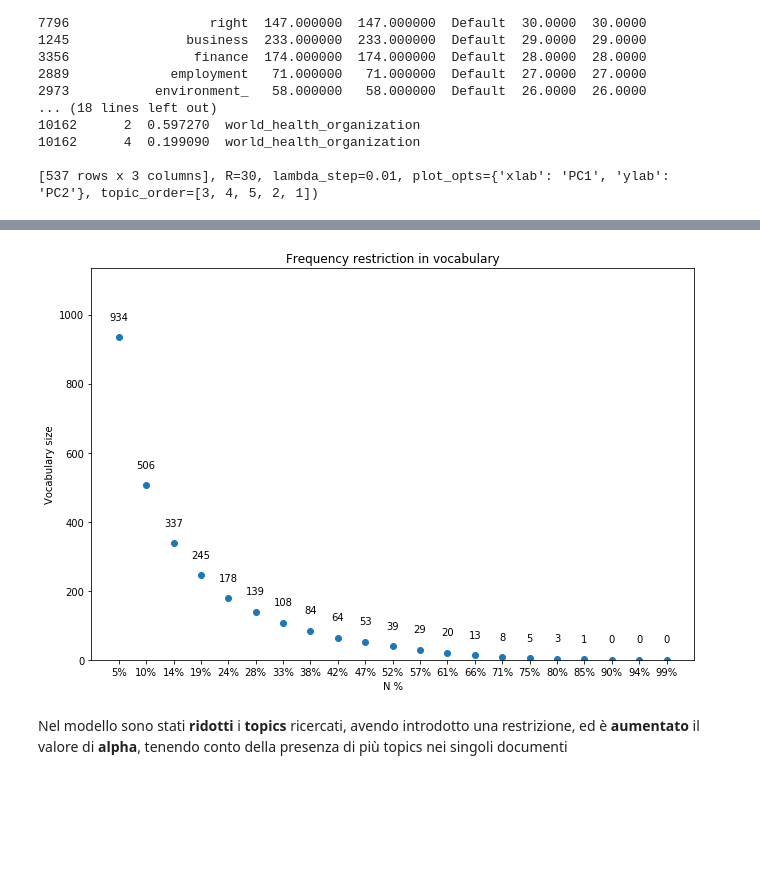
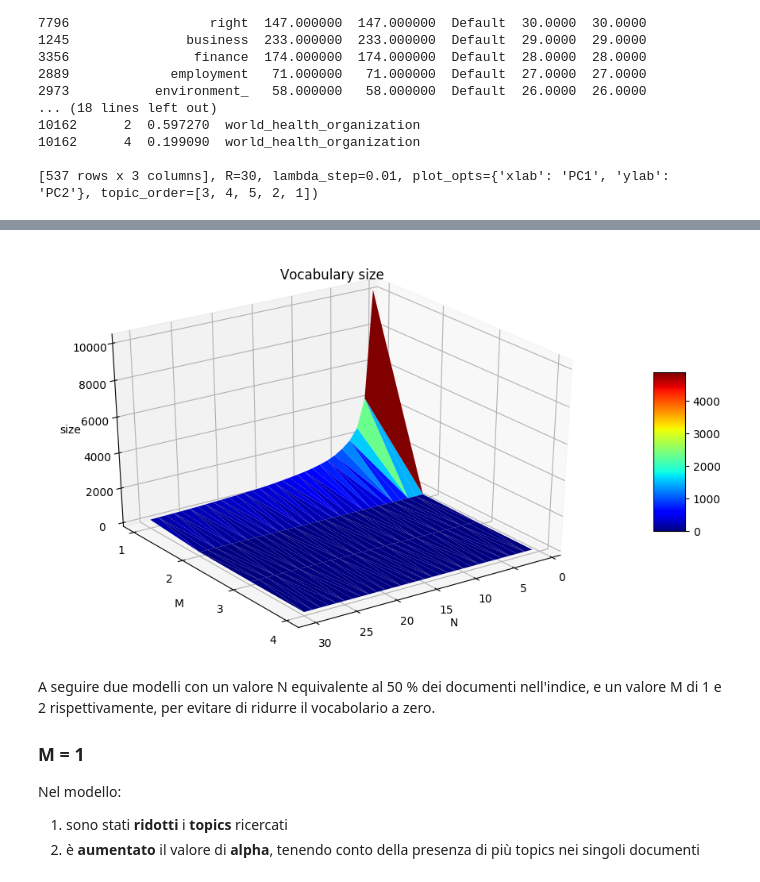
Before and after one commit to tomfran/sustainability_reports_analysis, a Jupyter notebook: notebook.ipynb, the cells around one changed output, grey strips where cells are left out. Cells and saved outputs as stored; diff of their text form; code cells hidden in the pictures; blank space fills up the shorter version.

```diff
--- a/notebook.ipynb
+++ b/notebook.ipynb
@@ -501,9 +543,14 @@ Si può notare che l'andamento della grandezza del vocabolario in funzione alla
 # %%
 stats_path = "lda_topic_model/data/vocabulary_stats_top_entities.csv"
-generate_plot(stats_path)
+generate_plot(stats_path, en="top")
 plt.show()
 # %% [output]
-[figure, old version]
+[figure, new version]
 # %% [markdown]
-Nel modello sono stati __ridotti__ i __topics__ ricercati, avendo introdotto una restrizione, ed è __aumentato__ il valore di __alpha__, tenendo conto della presenza di più topics nei singoli documenti
+A seguire due modelli con un valore N equivalente al 50 % dei documenti nell'indice, e un valore M di 1 e 2 rispettivamente, per evitare di ridurre il vocabolario a zero.
+### M = 1
+
+Nel modello:
+1. sono stati __ridotti__ i __topics__ ricercati
+2. è __aumentato__ il valore di __alpha__, tenendo conto della presenza di più topics nei singoli documenti
 # %%
```
Also changed, not shown: parts of 23 cells of this notebook, 6 other files.
